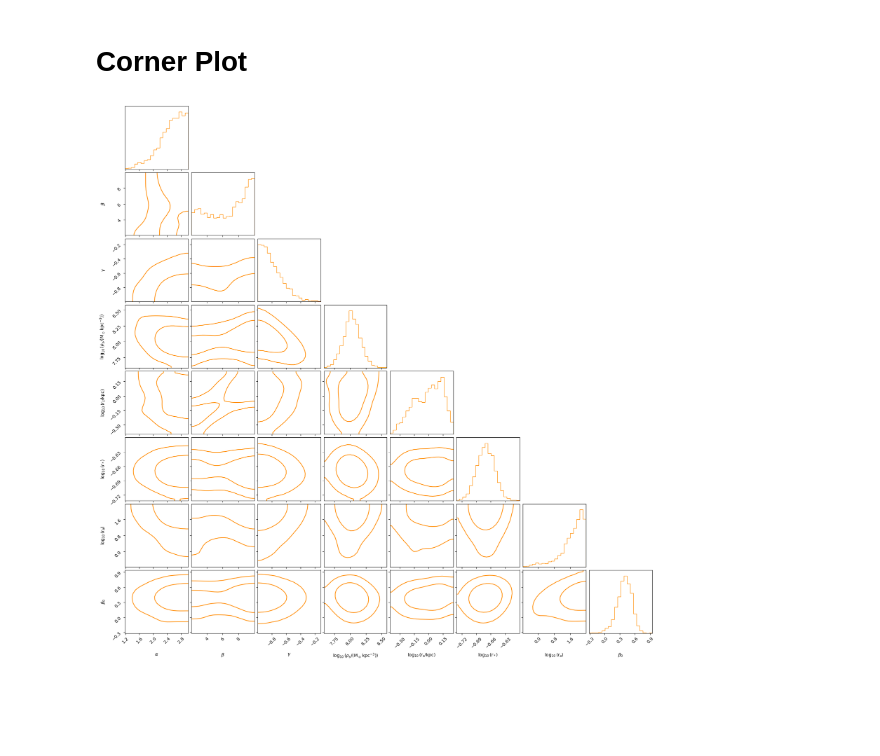
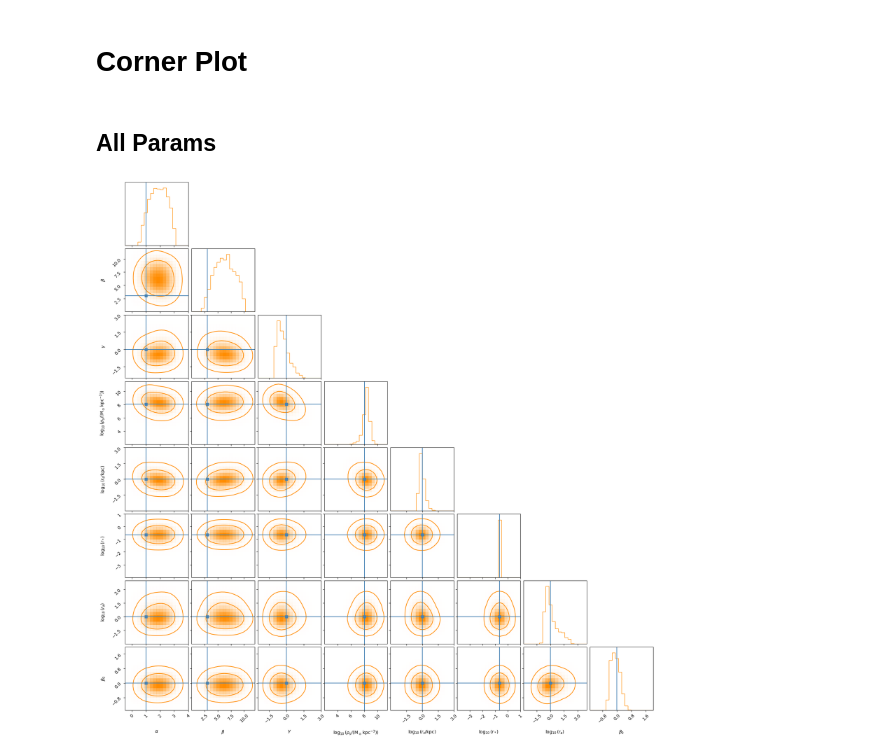
Before and after one commit to Anodymous1/suds, a Jupyter notebook: 8d_theta/corner.ipynb, the cells around one changed output. Cells and saved outputs as stored; diff of their text form; code cells hidden in the pictures; blank space fills up the shorter version.

```diff
--- a/8d_theta/corner.ipynb
+++ b/8d_theta/corner.ipynb
@@ -16,8 +16,10 @@ from galaxy_generation import transform_params
 from object_handler import load_csv
 import corner
 # %%
-# cored_params = load_csv("./model_7_1/5d/mass_density_samples_core.csv", "ndarray")
-cusp_params = load_csv("./model_8/mock/MockA_samples.csv", "ndarray")
+# cored_params = load_csv("./model_8/3d/mass_density_samples_core_poco.csv", "ndarray")
+# cusp_params = load_csv("./model_8/3d/mass_density_samples_core_poco.csv", "ndarray")
+# cored_params = load_csv("./model_8/mock_noSF/MockA_samples_poco.csv", "ndarray")
+cusp_params = load_csv("./model_8/mock_noSF/MockA_samples_fixed.csv", "ndarray")
 log_rs = cusp_params[:, 4]
 rstar_div_rs = cusp_params[:, 5]
 ra_div_rstar = cusp_params[:, 6]
@@ -26,31 +28,43 @@ ra = ra_div_rstar + rstar
 
 cusp_params[:, 5] = rstar
 cusp_params[:, 6] = ra
+# %% [markdown]
+## All Params
 # %%
 labels = [
     r"$\alpha$",
     r"$\beta$",
     r"$\gamma$",
     r"$\log_{10}(\rho_s / (\mathrm{M}_\odot\,\mathrm{kpc}^{-3}))$",
     r"$\log_{10}(r_s / \mathrm{kpc})$",
     r"$\log_{10}(r_* )$",
     r"$\log_{10}(r_a )$",
     r"$\beta_0$"
 ]
-
+ranges = [
+    [-0.5, 4.0],   # alpha              --> (0.5 - 1, 3.0 + 1)
+    [0.0, 12.0],   # beta               --> (1.0 - 1, 10.0 + 1)
+    [-2.5, 3.0],   # gamma              --> (-1.0 - 1, 2.0 + 1)
+    [2.0, 11.5],   # log_rho_s          --> (3.0 - 1, 10.0 + 1)
+    [-3.0, 3.0],   # log_r_s            --> (-2.0 - 1, 2.0 + 1)
+    [-4.0, 1.0],   # log_r_star_over_r_s --> (-3.0 - 1, 0.0 + 1)
+    [-3.0, 4.0],   # log_r_a_over_r_star --> (-1.0 - 1, 3.0 + 1)
+    [-1.5, 2.0]    # beta0              --> (-0.5 - 1, 1.0 + 1)
+]
 fig = corner.corner(
     cusp_params,
     labels=labels,
+    range=ranges,
     color="darkorange",
     hist_kwargs={"density": True},
     plot_datapoints=False,
-    plot_density=False,
+    plot_density=True,
     no_fill_contours=True,
     levels=(0.68, 0.95), # Confidence intervals to plot
-    # truths=[1, 3, 1, 8.0755, 0, -0.6402, 0, 0],
+    truths=[1, 3, 0, np.log10(1.19e8), 0, np.log10(0.229), 0.0, 0],
     # bins=30,
     smooth=2,
     # smooth1d=1.0,
 )
 # %% [output]
-[figure, old version]
+[figure, new version]
```
Also changed, not shown: parts of 2 cells of this notebook, 9 other files.
